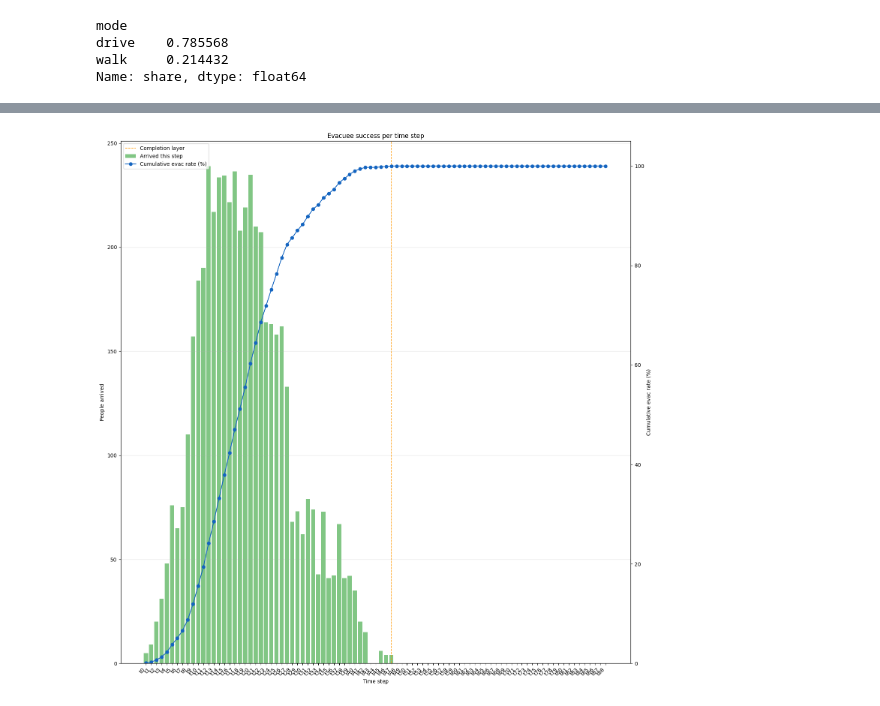
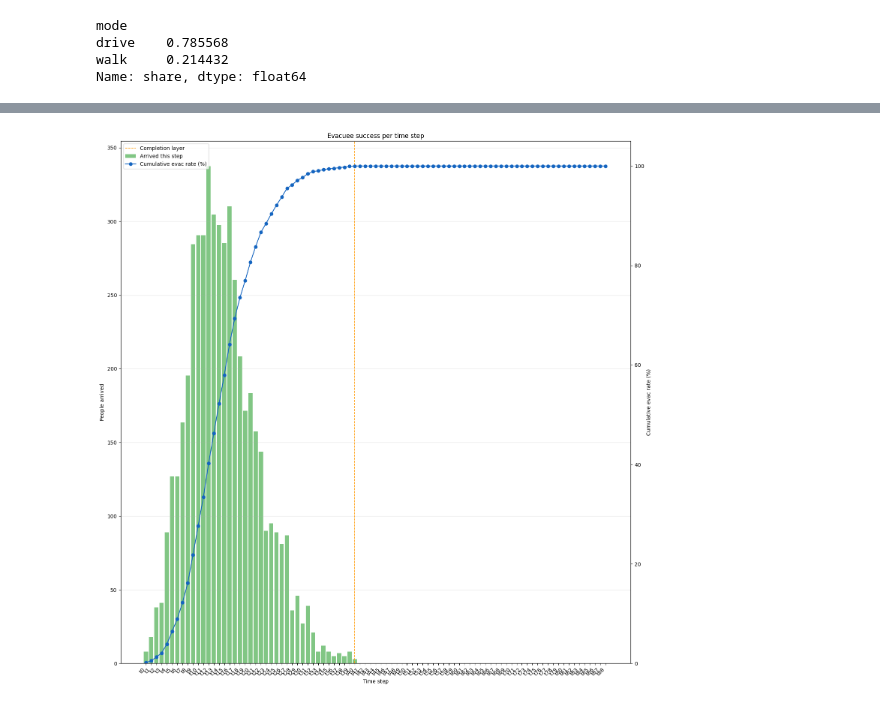
Before and after one commit to CosmosDever/Thesis-EvSim-Flooding-TH, a Jupyter notebook: Test_on_HatYai.ipynb, the cells around one changed output, grey strips where cells are left out. Saved outputs shown, nothing was run; the diff lists cells and outputs as text; code cells hidden in the pictures.

```diff
--- a/Test_on_HatYai.ipynb
+++ b/Test_on_HatYai.ipynb
@@ -1316,6 +1539,10 @@ super_sink = "super_sink"
 total_people = float(nodes_modes.get("pop_total", pd.Series(dtype=float)).sum())
 L = len(time_names)
 eps = 1e-9
+
+# Map exit collector names back to osmids
+out_city_osmids_cell = flow_results.get("out_city_osmids", set())
+collector_to_exit = {f"exit_collector_{osmid}": osmid for osmid in out_city_osmids_cell}
 
 # Residual flow graph for path reconstruction
 residual_flow = {(u, v): float(f) for u, nbrs in flow_dict.items() for v, f in nbrs.items() if f > 0}
@@ -1367,10 +1594,22 @@ for osmid, occ in vehicle_occ_lookup.items():
             residual_flow[e] -= send
         remaining -= send
         last_u, last_v = path[-1]
-        if last_v != super_sink or not isinstance(last_u, tuple):
+        if last_v != super_sink:
             continue
-        layer = int(last_u[1])
-        if 0 <= layer < L:
+
+        # Determine arrival layer:
+        # - Shelter path: last_u is tuple (osmid, layer) → use layer directly
+        # - Exit path: last_u is "exit_collector_XXX" → look at second-to-last edge
+        layer = None
+        if isinstance(last_u, tuple):
+            layer = int(last_u[1])
+        elif isinstance(last_u, str) and last_u in collector_to_exit and len(path) >= 2:
+            # Path is: ... → (exit_osmid, layer) → collector → super_sink
+            second_last_u = path[-2][0]
+            if isinstance(second_last_u, tuple):
+                layer = int(second_last_u[1])
+
+        if layer is not None and 0 <= layer < L:
             arrived_units[layer] += send
             arrived_people[layer] += send * occ
 
@@ -1381,11 +1620,13 @@ arrival_ts = [time_stamps[i] for i in range(L)]
 arrivals_df = pd.DataFrame({
     "time_step": time_names,
     "timestamp": arrival_ts,
-    "arrived_people": arrived_people.astype(int),
-    "cumulative_people": cumulative_people.astype(int),
+    "arrived_people": np.round(arrived_people).astype(int),
+    "cumulative_people": np.round(cumulative_people).astype(int),
     "cumulative_rate_pct": cumulative_rate,
 })
 print(arrivals_df)
+print(f"\nTotal arrived (sum): {arrived_people.sum():.0f} people")
+print(f"Max-flow evacuated:  {flow_results['flow_value']:.0f} people")
 
 fig, ax1 = plt.subplots(figsize=(15, 15))
 ax1.bar(range(L), arrived_people, color="#4caf50", alpha=0.7, label="Arrived this step")
@@ -1435,4 +1676,4 @@ Saved arrivals per time step to data\tmp\2026-03-03_15-33-48/arrivals_per_time_s
-[figure, old version]
+[figure, new version]
 # %%
 # Stranded evacuees per time step + mean water level
 import matplotlib.pyplot as plt
```
Also changed, not shown: parts of 15 cells of this notebook, 1 other file.
